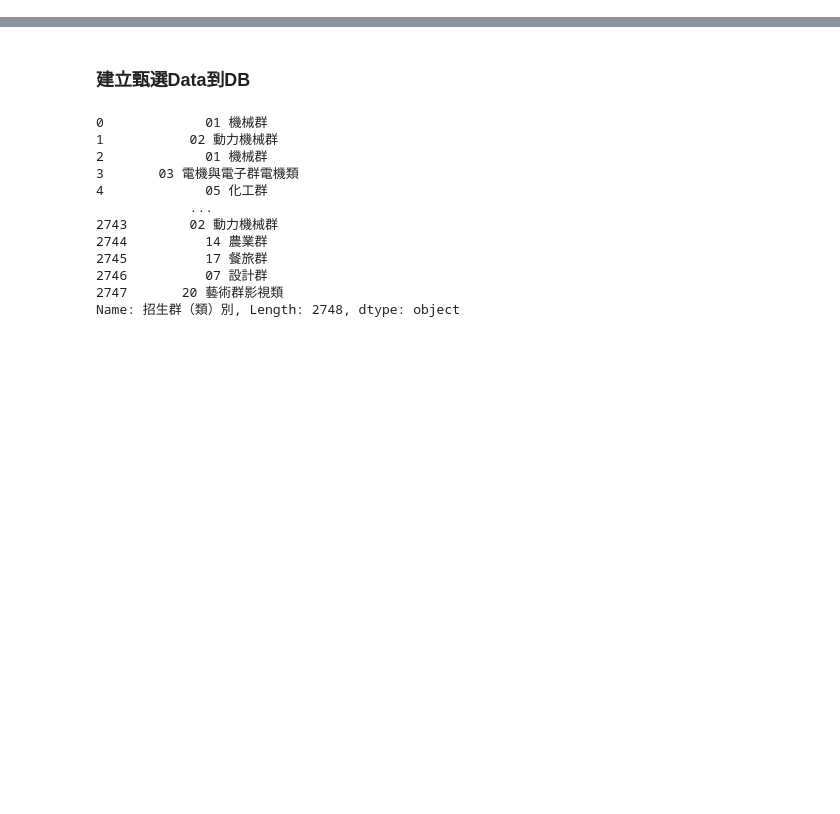
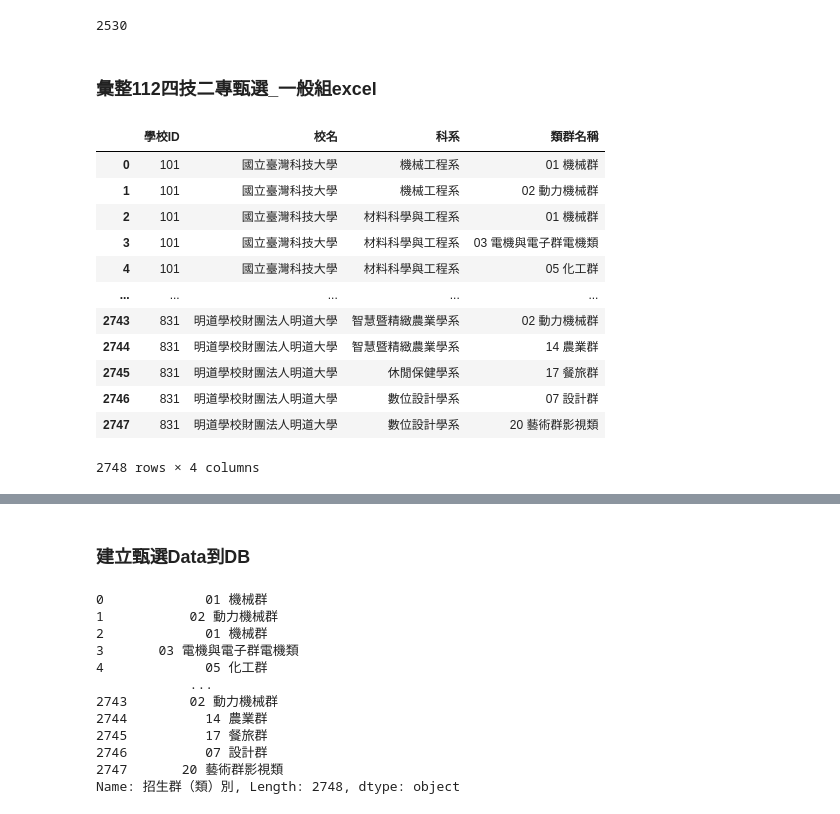
Before and after one commit to ziyuan1135/vocational_project, a Jupyter notebook: recommendation_Adm.ipynb, the cells around one changed output, grey strips where cells are left out. Drawn from its saved outputs; the diff is of its cells as text; code cells hidden in the pictures; blank space fills up the shorter version.

```diff
--- a/recommendation_Adm.ipynb
+++ b/recommendation_Adm.ipynb
@@ -4,0 +106,30 @@ import mysql.connector
+# %%
+cursor.close()
+db.close()
+len(data)
+# %% [output]
+2530
+# %% [markdown]
+### 彙整112四技二專甄選_一般組excel
+# %%
+dfSchool = pd.read_excel('./文件集/學校統整v4.xlsx')
+dfRec = pd.read_excel('./文件集/112四技二專甄選_一般組.xls')
+dfSchool = dfSchool.astype('str')
+dfRec = dfRec.astype('str')
+dfRec = dfRec[['學校代碼', '校名', '系名', '招生群（類）別']]
+dfRec.columns = ['學校ID', '校名', '科系', '類群名稱']
+dfRec
+# %% [output]
+|  | 學校ID | 校名 | 科系 | 類群名稱 |
+| 0 | 101 | 國立臺灣科技大學 | 機械工程系 | 01 機械群 |
+| 1 | 101 | 國立臺灣科技大學 | 機械工程系 | 02 動力機械群 |
+| 2 | 101 | 國立臺灣科技大學 | 材料科學與工程系 | 01 機械群 |
+| 3 | 101 | 國立臺灣科技大學 | 材料科學與工程系 | 03 電機與電子群電機類 |
+| 4 | 101 | 國立臺灣科技大學 | 材料科學與工程系 | 05 化工群 |
+| ... | ... | ... | ... | ... |
+| 2743 | 831 | 明道學校財團法人明道大學 | 智慧暨精緻農業學系 | 02 動力機械群 |
+| 2744 | 831 | 明道學校財團法人明道大學 | 智慧暨精緻農業學系 | 14 農業群 |
+| 2745 | 831 | 明道學校財團法人明道大學 | 休閒保健學系 | 17 餐旅群 |
+| 2746 | 831 | 明道學校財團法人明道大學 | 數位設計學系 | 07 設計群 |
+| 2747 | 831 | 明道學校財團法人明道大學 | 數位設計學系 | 20 藝術群影視類 |
+2748 rows × 4 columns
```
Also changed, not shown: parts of 8 cells of this notebook, 15 other files.
